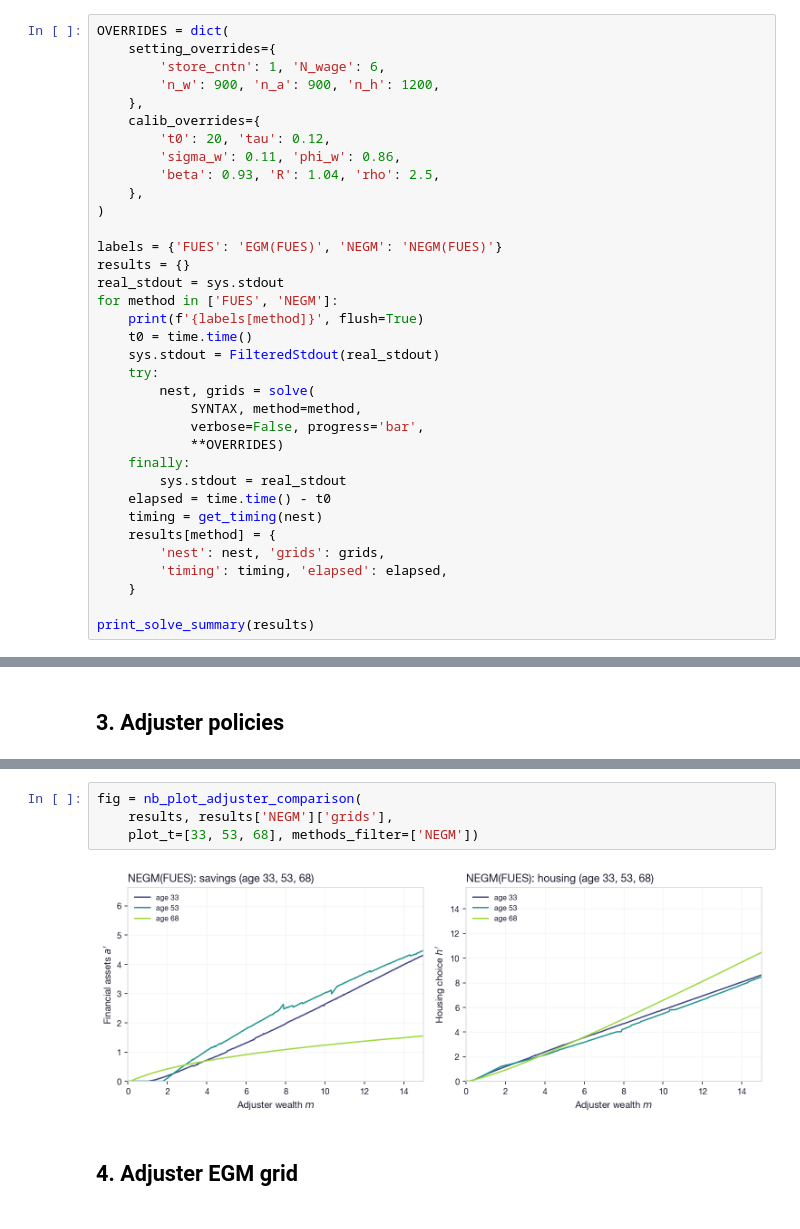
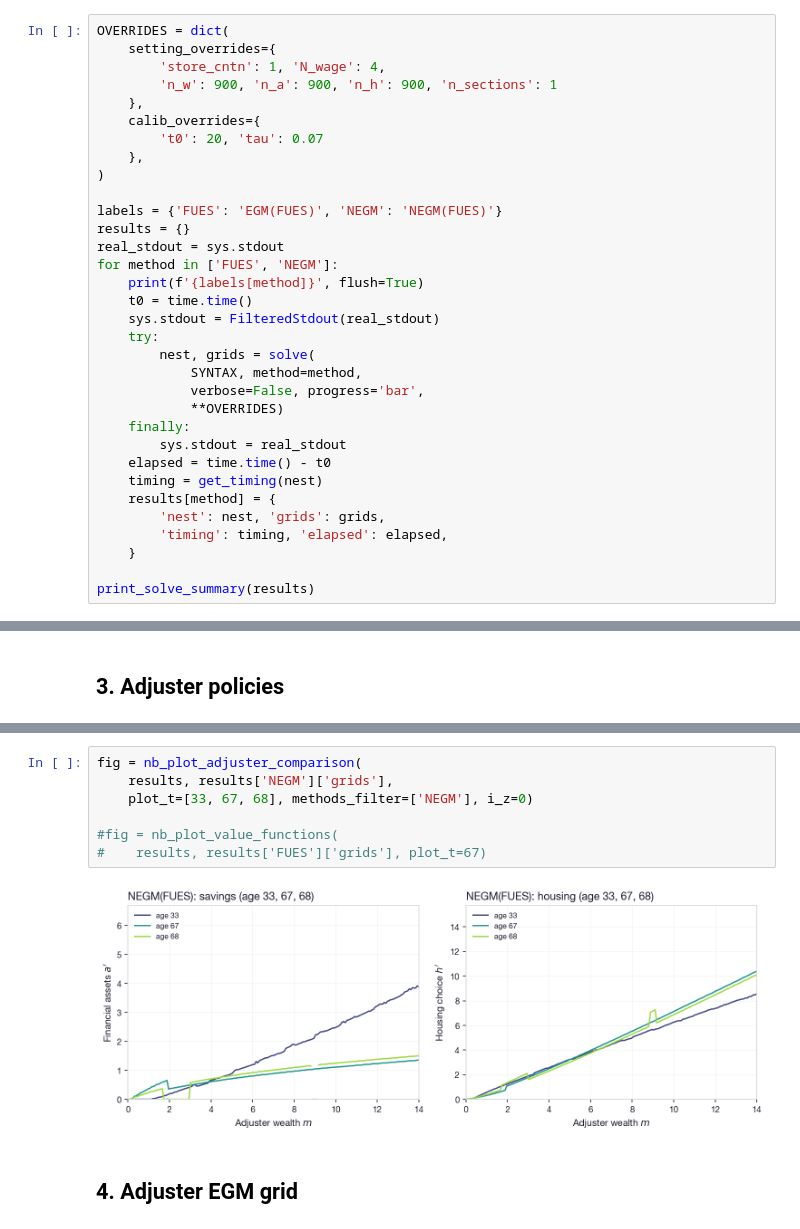
Before and after one commit to akshayshanker/FUES, a Jupyter notebook: examples/durables/notebooks/durables_fues_separable.ipynb, the cells around one changed output, grey strips where cells are left out. Drawn from its saved outputs; the diff is of its cells as text.

```diff
--- a/examples/durables/notebooks/durables_fues_separable.ipynb
+++ b/examples/durables/notebooks/durables_fues_separable.ipynb
@@ -39,13 +40,11 @@ Ready
 # %%
 OVERRIDES = dict(
     setting_overrides={
-        'store_cntn': 1, 'N_wage': 6,
-        'n_w': 900, 'n_a': 900, 'n_h': 1200,
+        'store_cntn': 1, 'N_wage': 4,
+        'n_w': 900, 'n_a': 900, 'n_h': 900, 'n_sections': 1
     },
     calib_overrides={
-        't0': 20, 'tau': 0.12,
-        'sigma_w': 0.11, 'phi_w': 0.86,
-        'beta': 0.93, 'R': 1.04, 'rho': 2.5,
+        't0': 20, 'tau': 0.07
     },
 )
 
@@ -85,9 +101,12 @@ fig = nb_plot_adjuster_comparison(
 # %%
 fig = nb_plot_adjuster_comparison(
     results, results['NEGM']['grids'],
-    plot_t=[33, 53, 68], methods_filter=['NEGM'])
+    plot_t=[33, 67, 68], methods_filter=['NEGM'], i_z=0)
+
+#fig = nb_plot_value_functions(
+#    results, results['FUES']['grids'], plot_t=67)
 # %% [output]
-[figure, old version]
+[figure, new version]
 # %% [markdown]
 ## 4. Adjuster EGM grid
 # %%
```
Also changed, not shown: parts of 15 cells of this notebook, 4 other files.
